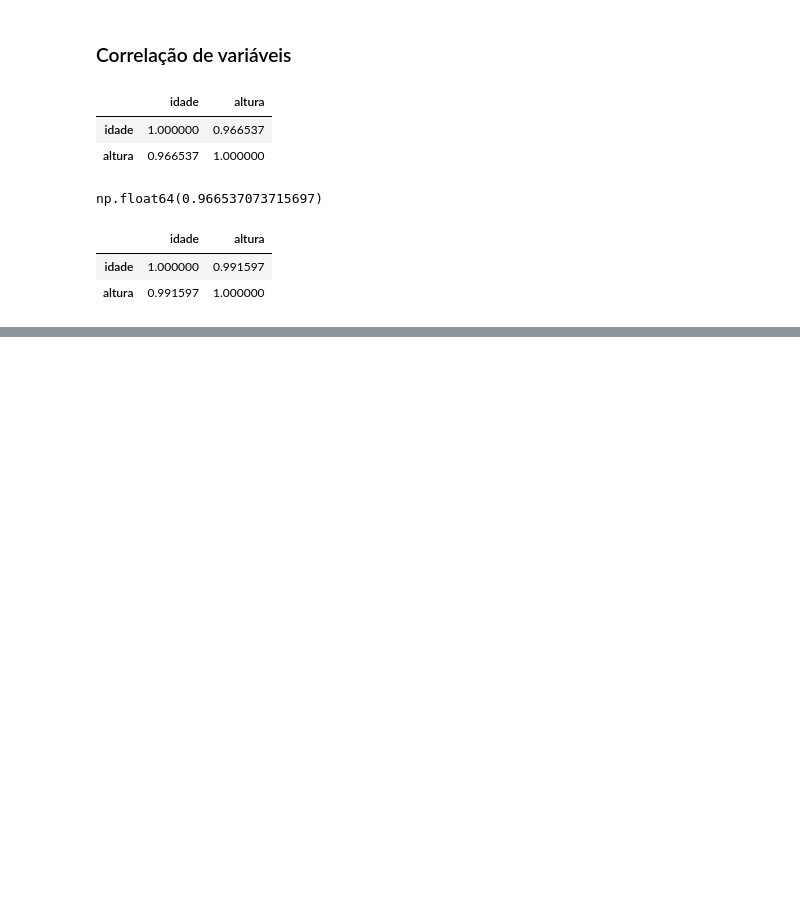
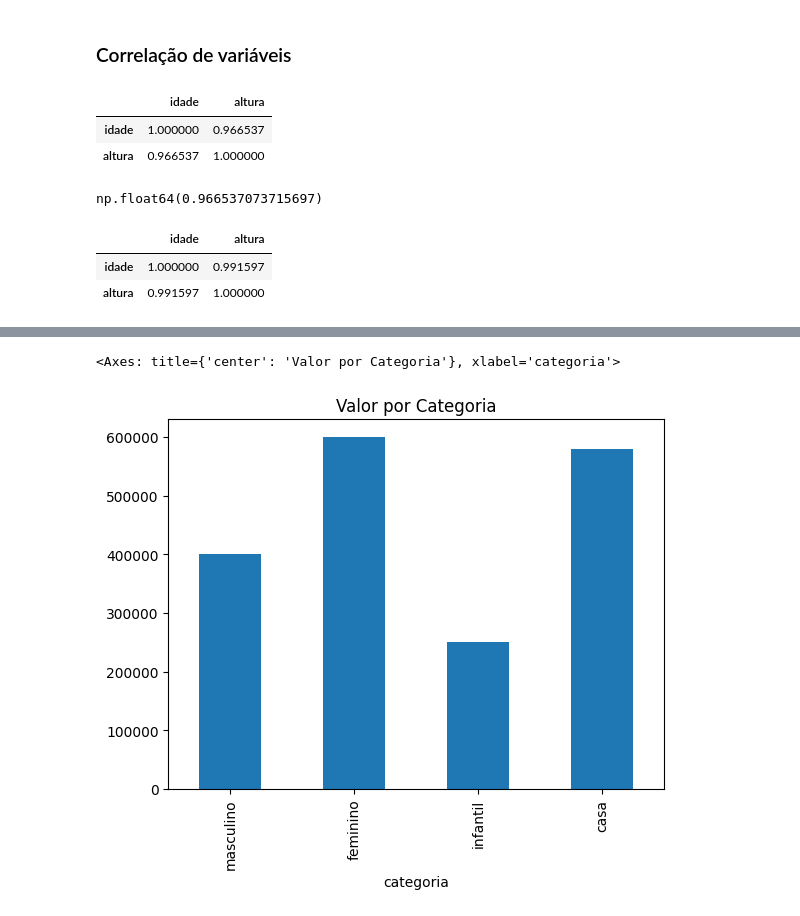
Before and after one commit to robertorj7/ia-develop-trilha-rs, a Jupyter notebook: m2_estatistica_devs/estatistica_devs.ipynb, the cells around one changed output, grey strips where cells are left out. Saved outputs shown, nothing was run; the diff lists cells and outputs as text; code cells hidden in the pictures; blank space fills up the shorter version.

```diff
--- a/m2_estatistica_devs/estatistica_devs.ipynb
+++ b/m2_estatistica_devs/estatistica_devs.ipynb
@@ -132,0 +149,2 @@ df_medidas.corr(method='spearman')
+# %%
+dict_vendas = {'categoria': ['masculino', 'feminino', 'infantil', 'casa'], 'valor': [400000, 600000, 250000, 580000], 'quantidade': [3000, 5000, 1500, 2500]}
@@ -132,0 +157,2 @@ df_medidas.corr(method='spearman')
+# %%
+df_vendas = pd.DataFrame.from_dict(dict_vendas)
@@ -132,0 +167,6 @@ df_medidas.corr(method='spearman')
+# %%
+# Gráfico de Barras Vertical - Valor
+df_vendas.plot(kind='bar', x='categoria', y='valor', title='Valor por Categoria', legend=False)
+# %% [output]
+<Axes: title={'center': 'Valor por Categoria'}, xlabel='categoria'>
+[figure, added]
```
Also changed, not shown: parts of 9 cells of this notebook, 2 other files.
